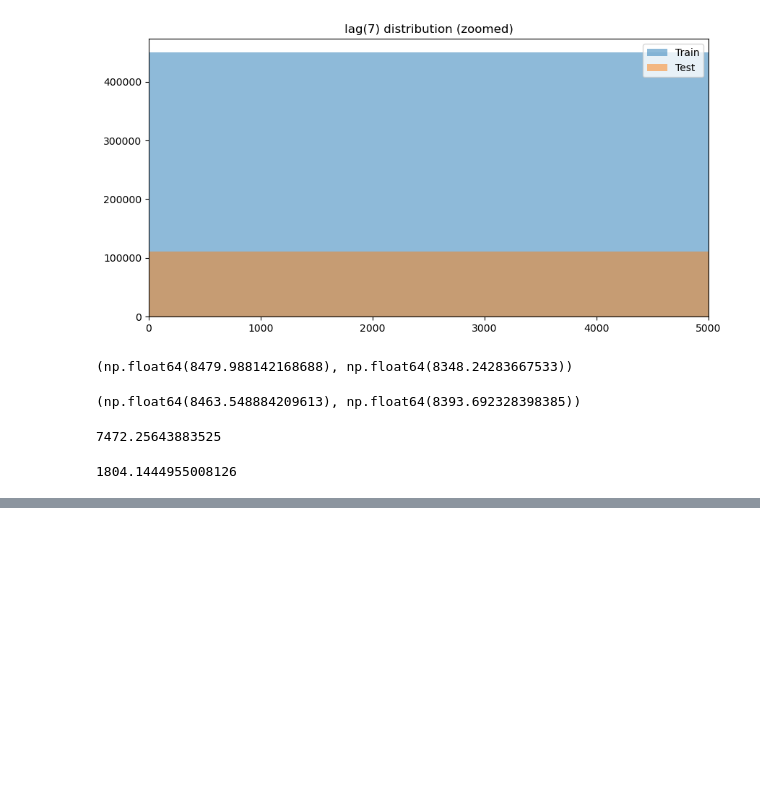
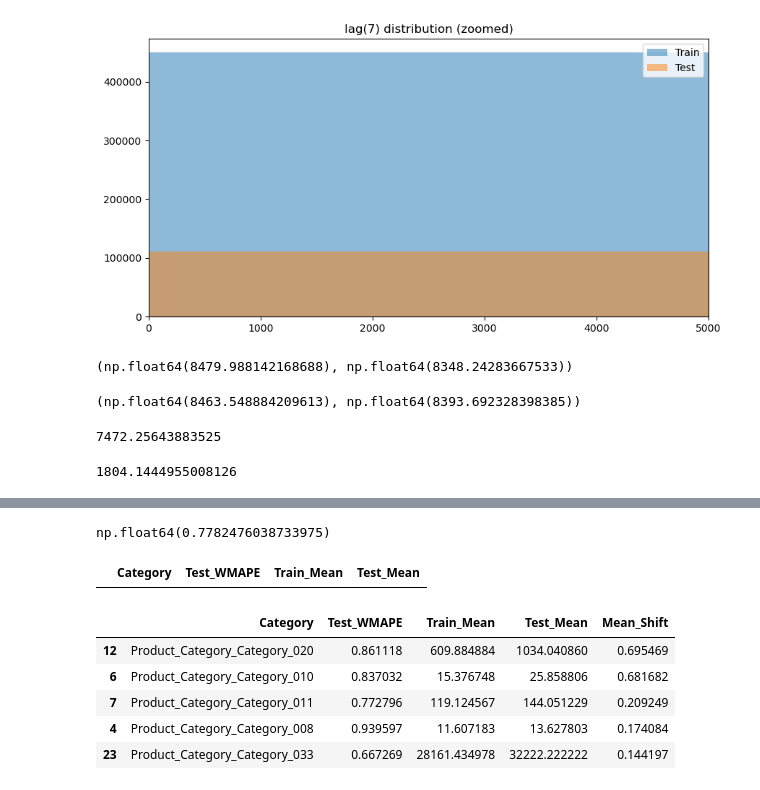
Before and after one commit to Jenish045/drift-aware-demand-forecasting-ml, a Jupyter notebook: notebooks/03_global_ml_model.ipynb, the cells around one changed output, grey strips where cells are left out. Cells and saved outputs as stored; diff of their text form; code cells hidden in the pictures; blank space fills up the shorter version.

```diff
--- a/notebooks/03_global_ml_model.ipynb
+++ b/notebooks/03_global_ml_model.ipynb
@@ -327,3 +327,6 @@ mae_rf_log, rmse_rf_log
 # - Understanding target distribution
 # - Handling skewness properly
 # - Iterative model refinement
+# %%
+def wmape(y_true, y_pred):
+    return np.sum(np.abs(y_true - y_pred)) / np.sum(y_true)
@@ -329,0 +430,32 @@ mae_rf_log, rmse_rf_log
+# %%
+feature_columns = [
+    col for col in df_encoded.columns
+    if col not in ["Order_Demand", "Date", "Product_Code"]
+]
+# %%
+def clip_outliers_per_category(df, column="Order_Demand", percentile=0.99):
+    df_clipped = df.copy()
+
+    category_columns = [
+        col for col in df.columns
+        if col.startswith("Product_Category_")
+    ]
+
+    for cat_col in category_columns:
+        mask = df_clipped[cat_col] == 1
+
+        if mask.sum() < 300:
+            continue
+
+        threshold = df_clipped.loc[mask, column].quantile(percentile)
+
+        df_clipped.loc[mask, column] = np.minimum(
+            df_clipped.loc[mask, column],
+            threshold
+        )
+
+    return df_clipped
+# %%
+df_clipped = clip_outliers_per_category(df_encoded)
+
+df_clipped["Order_Demand"].describe()
@@ -519,0 +888,21 @@ joblib.dump(rf_log, "../models/random_forest_log_model.pkl")
+# %%
+drift_df["Test_WMAPE"].mean()
+# %% [output]
+np.float64(0.7782476038733975)
+# %%
+drift_df[drift_df["Test_WMAPE"] > 1.0]
+# %% [output]
+|  | Category | Test_WMAPE | Train_Mean | Test_Mean |
+# %%
+drift_df["Mean_Shift"] = (
+    drift_df["Test_Mean"] - drift_df["Train_Mean"]
+) / drift_df["Train_Mean"]
+
+drift_df.sort_values("Mean_Shift", ascending=False).head()
+# %% [output]
+|  | Category | Test_WMAPE | Train_Mean | Test_Mean | Mean_Shift |
+| 12 | Product_Category_Category_020 | 0.861118 | 609.884884 | 1034.040860 | 0.695469 |
+| 6 | Product_Category_Category_010 | 0.837032 | 15.376748 | 25.858806 | 0.681682 |
+| 7 | Product_Category_Category_011 | 0.772796 | 119.124567 | 144.051229 | 0.209249 |
+| 4 | Product_Category_Category_008 | 0.939597 | 11.607183 | 13.627803 | 0.174084 |
+| 23 | Product_Category_Category_033 | 0.667269 | 28161.434978 | 32222.222222 | 0.144197 |
```
Also changed, not shown: parts of 13 cells of this notebook.
